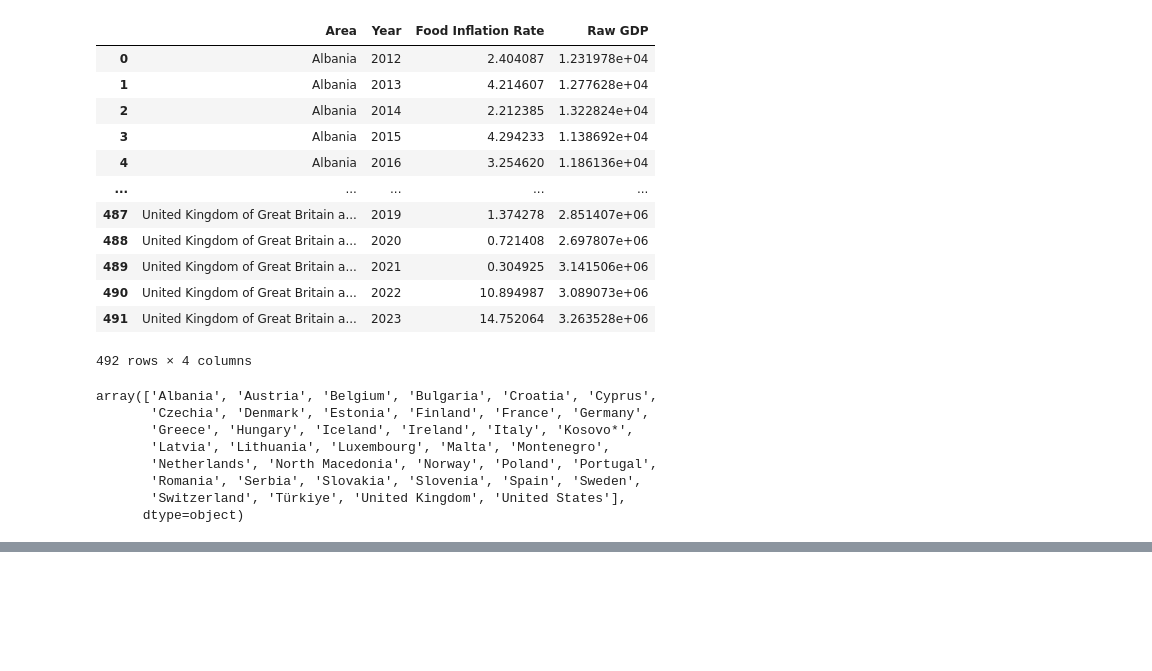
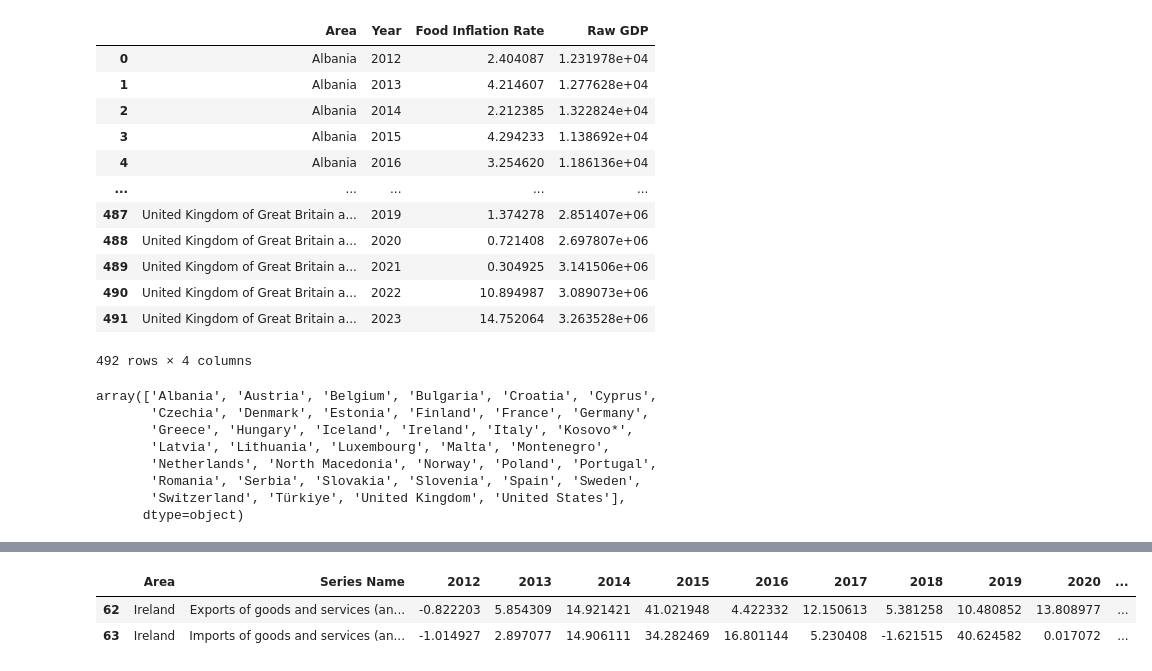
Before and after one commit to filipsam789/food-explainable-ai, a Jupyter notebook: PythonProject/data-preprocessing.ipynb, the cells around one changed output, grey strips where cells are left out. Saved outputs shown, nothing was run; the diff lists cells and outputs as text; code cells hidden in the pictures; blank space fills up the shorter version.

```diff
--- a/PythonProject/data-preprocessing.ipynb
+++ b/PythonProject/data-preprocessing.ipynb
@@ -390,0 +352,6 @@ dtype: int64
+# %%
+annual_growth = pd.read_csv('./data/import_export_annual_growth_data.csv')
+annual_growth.columns = annual_growth.columns.str.replace(r"\s*\[YR\d{4}\]", "", regex=True)
+annual_growth = annual_growth.drop(columns=["Country Code", "Series Code"])
+annual_growth.rename(columns={'Country Name': 'Area'}, inplace=True)
+annual_growth = annual_growth[0:64]
@@ -390,0 +379,6 @@ dtype: int64
+# %%
+annual_growth[annual_growth['Area']=='Ireland']
+# %% [output]
+|  | Area | Series Name | 2012 | 2013 | 2014 | 2015 | 2016 | 2017 | 2018 | 2019 | 2020 | ... |
+| 62 | Ireland | Exports of goods and services (an... | -0.822203 | 5.854309 | 14.921421 | 41.021948 | 4.422332 | 12.150613 | 5.381258 | 10.480852 | 13.808977 | ... |
+| 63 | Ireland | Imports of goods and services (an... | -1.014927 | 2.897077 | 14.906111 | 34.282469 | 16.801144 | 5.230408 | -1.621515 | 40.624582 | 0.017072 | ... |
```
Also changed, not shown: parts of 21 cells of this notebook, 3 other files.
